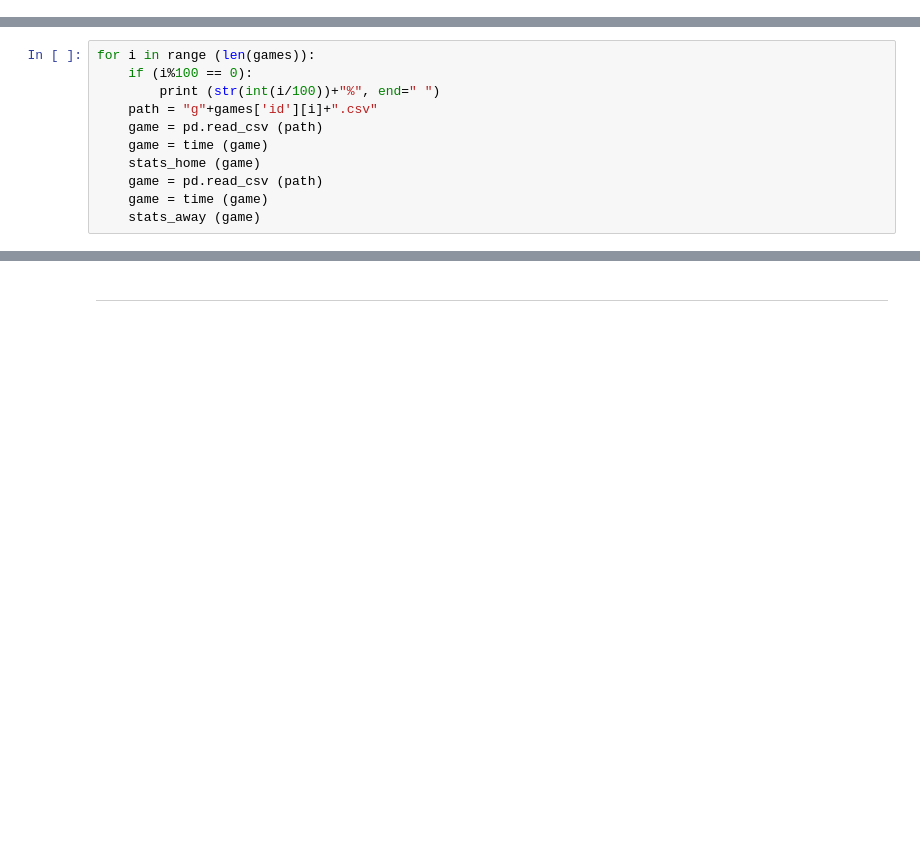
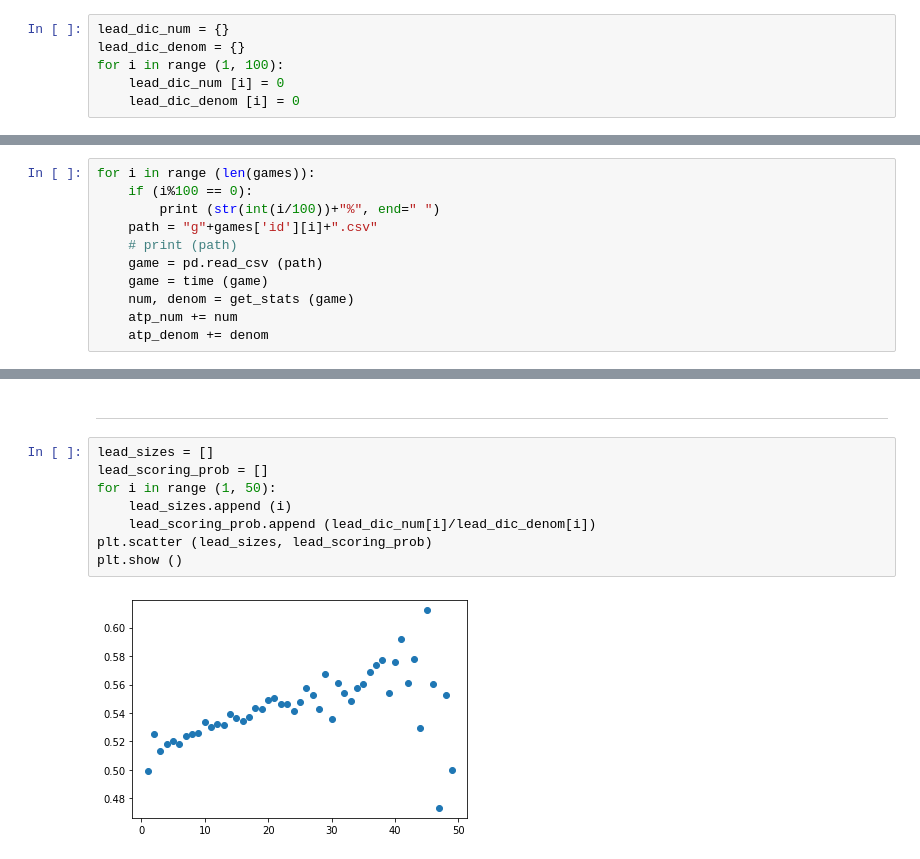
Before and after one commit to bryantx22/nba_random_walk, a Jupyter notebook: pbp_games/scoring_rate_and_dist.ipynb, the cells around one changed output, grey strips where cells are left out. Saved outputs shown, nothing was run; the diff lists cells and outputs as text; blank space fills up the shorter version.

Commit message:
a lot more stats

```diff
--- a/pbp_games/scoring_rate_and_dist.ipynb
+++ b/pbp_games/scoring_rate_and_dist.ipynb
@@ -97 +105,7 @@ scoring_decomp_away = [0]*7
+# %%
+lead_dic_num = {}
+lead_dic_denom = {}
+for i in range (1, 100):
+    lead_dic_num [i] = 0
+    lead_dic_denom [i] = 0
 # %%
@@ -173,12 +251,12 @@ for i in range (len(games)):
     if (i%100 == 0):
         print (str(int(i/100))+"%", end=" ")
     path = "g"+games['id'][i]+".csv"
+    # print (path)
     game = pd.read_csv (path)
     game = time (game)
-    stats_home (game)
-    game = pd.read_csv (path)
-    game = time (game)
-    stats_away (game)
+    num, denom = get_stats (game)
+    atp_num += num
+    atp_denom += denom
 # %% [output]
 0% 1% 2% 3% 4% 5% 6% 7% 8% 9% 10% 11% 12% 13% 14% 15% 16% 17% 18% 19% 20% 21% 22% 23% 24% 25% 26% 27% 28% 29% 30% 31% 32% 33% 34% 35% 36% 37% 38% 39% 40% 41% 42% 43% 44% 45% 46% 47% 48% 49% 50% 51% 52 ...
 # %%
@@ -267,2 +358,12 @@ False
 # %% [markdown]
 ---
+# %%
+lead_sizes = []
+lead_scoring_prob = []
+for i in range (1, 50):
+    lead_sizes.append (i)
+    lead_scoring_prob.append (lead_dic_num[i]/lead_dic_denom[i])
+plt.scatter (lead_sizes, lead_scoring_prob)
+plt.show ()
+# %% [output]
+[figure, added]
```
Also changed, not shown: parts of 14 cells of this notebook, 4 other files.
